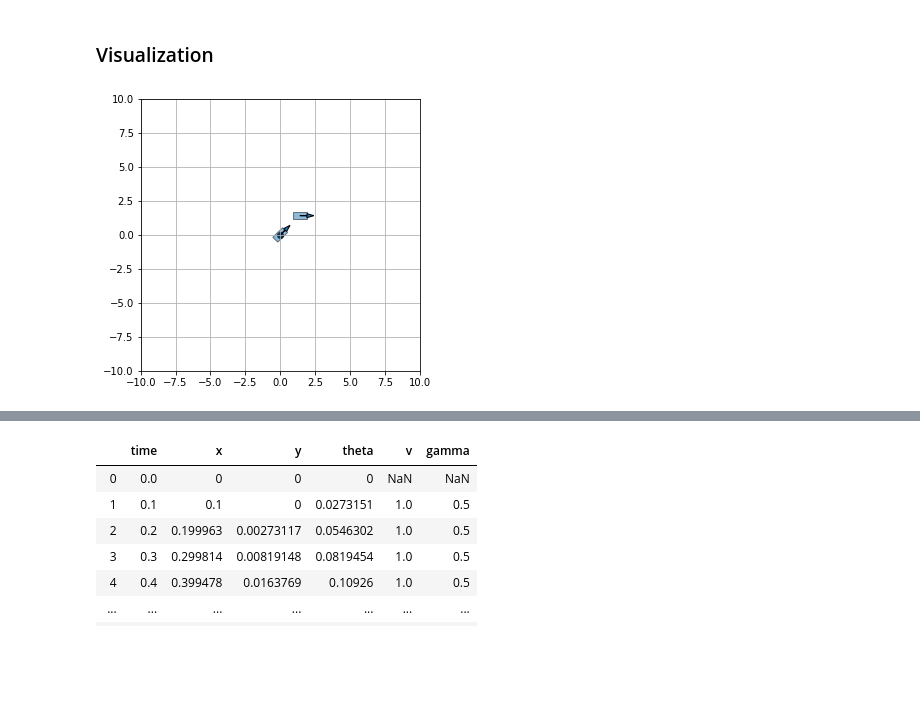
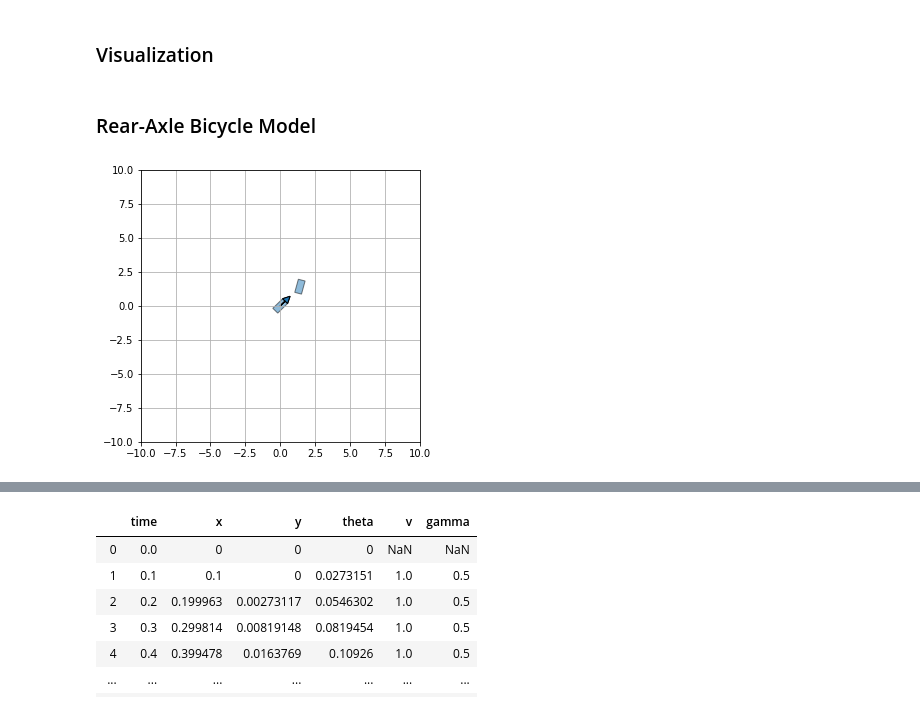
Before and after one commit to kh11kim/jupyrobo, a Jupyter notebook: BicycleModel/bicycle_model.ipynb, the cells around one changed output, grey strips where cells are left out. Cells and saved outputs as stored; diff of their text form; code cells hidden in the pictures; blank space fills up the shorter version.

```diff
--- a/BicycleModel/bicycle_model.ipynb
+++ b/BicycleModel/bicycle_model.ipynb
@@ -81,10 +78,13 @@ class Bicycle(Transformation, BicycleModel):
 # %% [markdown]
 ### Visualization
+# %% [markdown]
+### Rear-Axle Bicycle Model
 # %%
-bicycle = Bicycle()
+bicycle_rear = Bicycle(L=2, dt=0.1, model_type='rear')
 state = [0,0,np.pi/4]
-gamma = -np.pi/4
-bicycle.set_state(state,gamma)
-bicycle.show()
+gamma = np.pi/6
+fig, ax = plt.subplots(figsize=[5,5])
+bicycle_rear.set_state(state,gamma)
+bicycle_rear.show()
 # %% [output]
-[figure, old version]
+[figure, new version]
```
Also changed, not shown: parts of 23 cells of this notebook, 5 other files.
